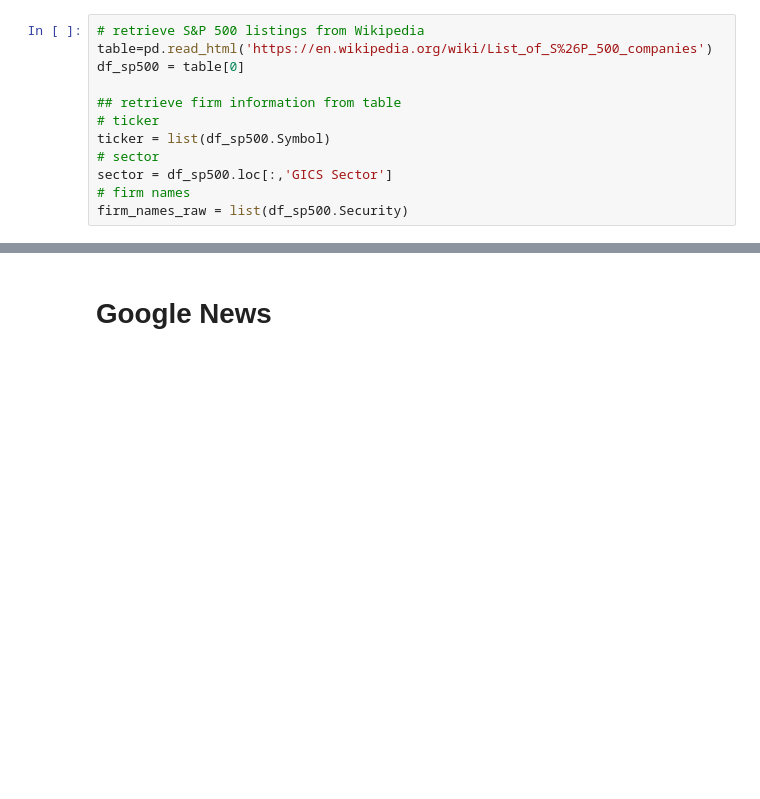
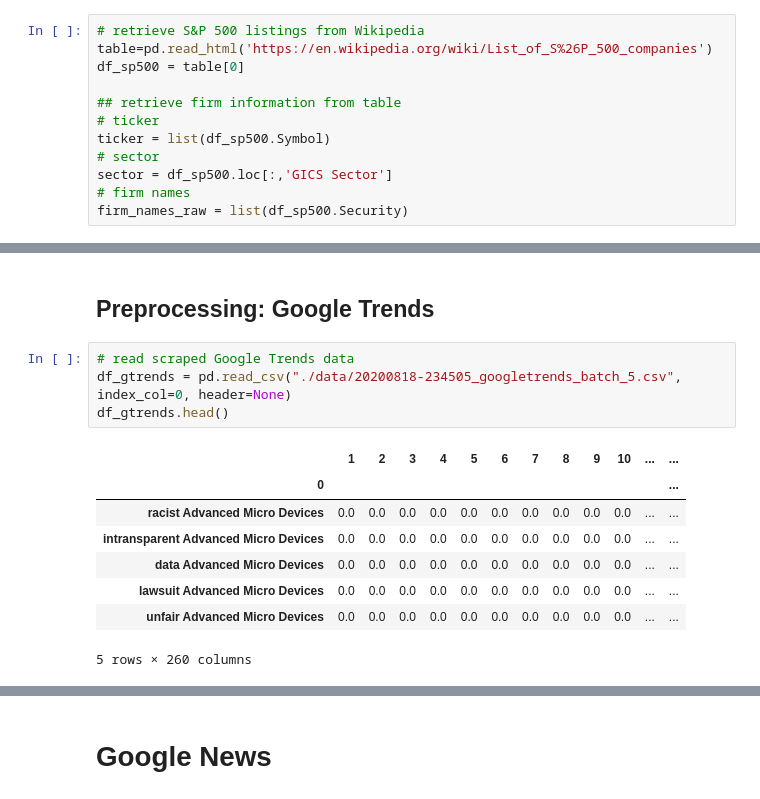
Before and after one commit to philippschmalen/ESG-with-GoogleNews, a Jupyter notebook: Googletrends_limits_workaround.ipynb, the cells around one changed output, grey strips where cells are left out. Cells and saved outputs as stored; diff of their text form; blank space fills up the shorter version.

```diff
--- a/Googletrends_limits_workaround.ipynb
+++ b/Googletrends_limits_workaround.ipynb
@@ -476,0 +430,15 @@ make_csv(df_time, filename=df_filename, data_dir='data', append=False, header=Fa
+# %% [markdown]
+## Preprocessing: Google Trends
+# %%
+# read scraped Google Trends data
+df_gtrends = pd.read_csv("./data/20200818-234505_googletrends_batch_5.csv", index_col=0, header=None)
+df_gtrends.head()
+# %% [output]
+|  | 1 | 2 | 3 | 4 | 5 | 6 | 7 | 8 | 9 | 10 | ... | ... |
+| 0 |  |  |  |  |  |  |  |  |  |  |  | ... |
+| racist Advanced Micro Devices | 0.0 | 0.0 | 0.0 | 0.0 | 0.0 | 0.0 | 0.0 | 0.0 | 0.0 | 0.0 | ... | ... |
+| intransparent Advanced Micro Devices | 0.0 | 0.0 | 0.0 | 0.0 | 0.0 | 0.0 | 0.0 | 0.0 | 0.0 | 0.0 | ... | ... |
+| data Advanced Micro Devices | 0.0 | 0.0 | 0.0 | 0.0 | 0.0 | 0.0 | 0.0 | 0.0 | 0.0 | 0.0 | ... | ... |
+| lawsuit Advanced Micro Devices | 0.0 | 0.0 | 0.0 | 0.0 | 0.0 | 0.0 | 0.0 | 0.0 | 0.0 | 0.0 | ... | ... |
+| unfair Advanced Micro Devices | 0.0 | 0.0 | 0.0 | 0.0 | 0.0 | 0.0 | 0.0 | 0.0 | 0.0 | 0.0 | ... | ... |
+5 rows × 260 columns
```
Also changed, not shown: parts of 43 cells of this notebook.
